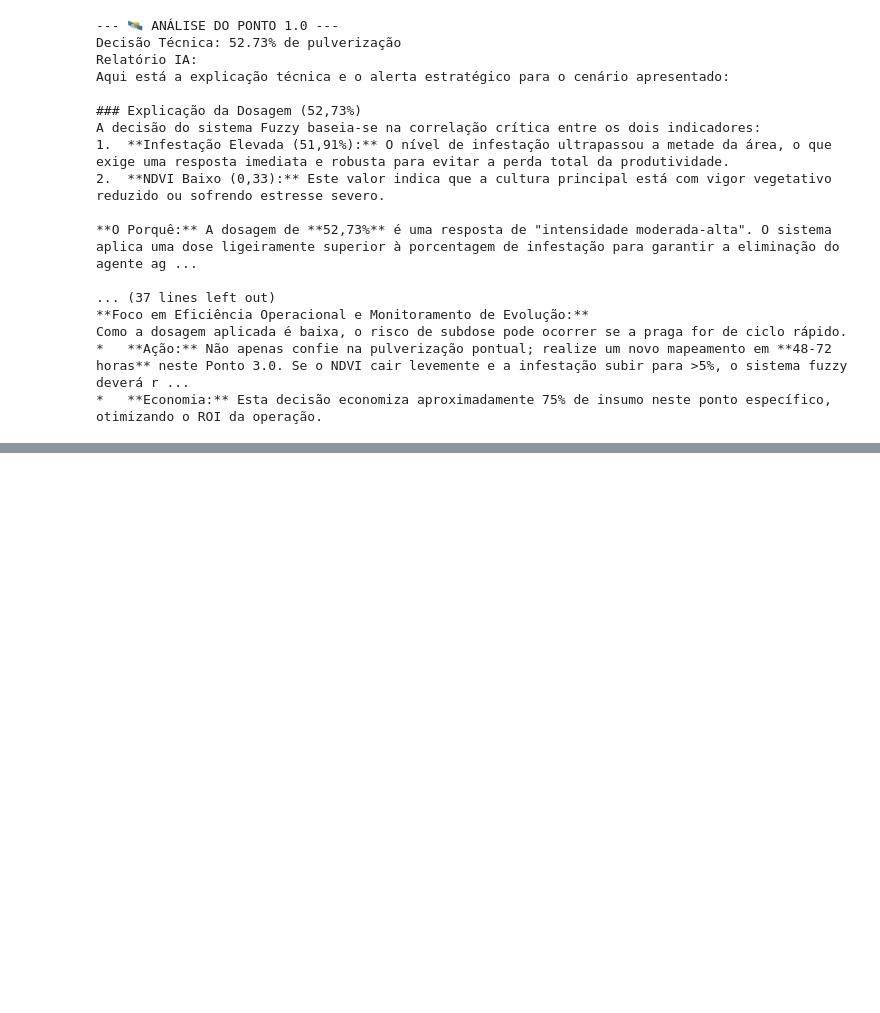
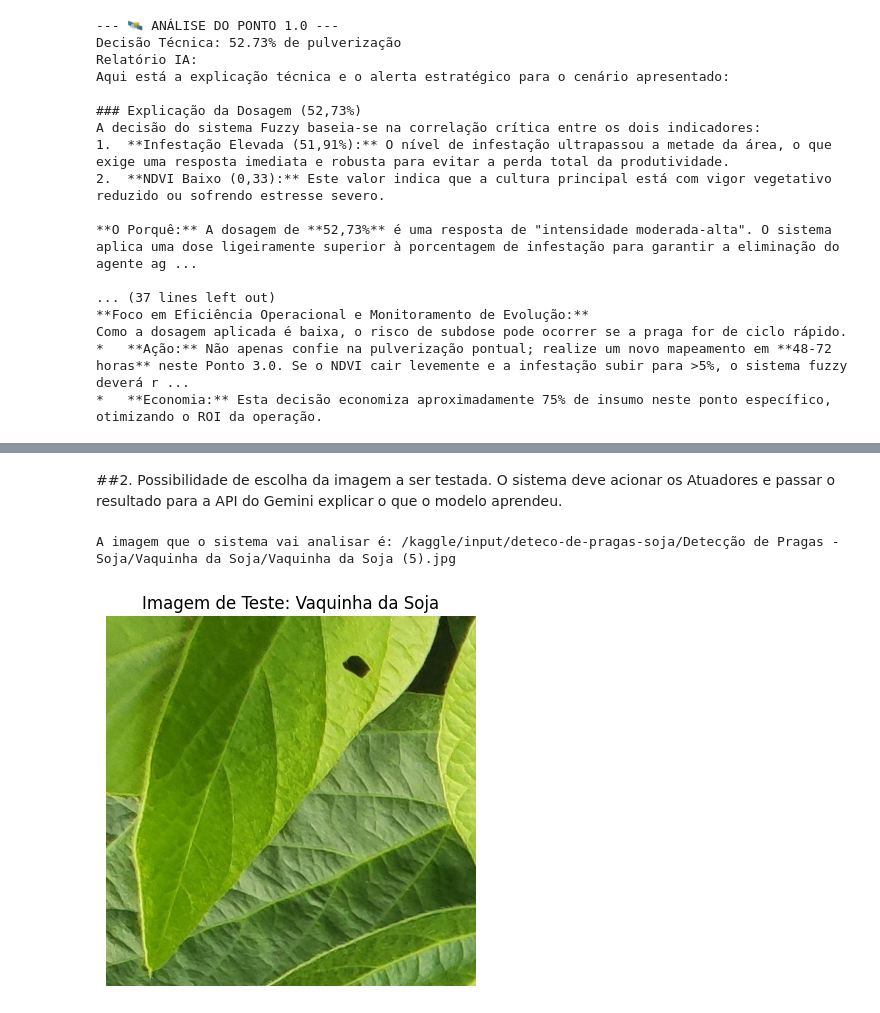
Before and after one commit to JacksonGomesC/Sentinela-de-Pragas, a Jupyter notebook: Sentinela_Project.ipynb, the cells around one changed output, grey strips where cells are left out. Cells and saved outputs as stored; diff of their text form; code cells hidden in the pictures; blank space fills up the shorter version.

```diff
--- a/Sentinela_Project.ipynb
+++ b/Sentinela_Project.ipynb
@@ -150,0 +302,2 @@ Como a dosagem aplicada é baixa, o risco de subdose pode ocorrer se a praga for
+# %% [markdown]
+##2. Possibilidade de escolha da imagem a ser testada. O sistema deve acionar os Atuadores e passar o resultado para a API do Gemini explicar o que o modelo aprendeu.
@@ -150,0 +306,25 @@ Como a dosagem aplicada é baixa, o risco de subdose pode ocorrer se a praga for
+# %%
+# Definindo qual imagem será testada
+# class_names[0] é a primeira pasta do dataset:'Lagarta da Soja'
+# class_names[1] é a primeira pasta do dataset:'Sadável'
+# class_names[2] é a primeira pasta do dataset:'Vaquinha da Soja'
+pasta_escolhida = os.path.join(diretorio_final, class_names[2])
+
+# Pegamos o nome do primeiro arquivo dentro dessa pasta (pode ser outro)
+lista_arquivos = os.listdir(pasta_escolhida)
+foto_teste = os.path.join(pasta_escolhida, lista_arquivos[0])
+
+print(f"A imagem que o sistema vai analisar é: {foto_teste}")
+# %% [output]
+A imagem que o sistema vai analisar é: /kaggle/input/deteco-de-pragas-soja/Detecção de Pragas - Soja/Vaquinha da Soja/Vaquinha da Soja (5).jpg
+# %%
+import matplotlib.pyplot as plt
+import matplotlib.image as mpimg
+
+img = mpimg.imread(foto_teste)
+plt.imshow(img)
+plt.title(f"Imagem de Teste: {class_names[2]}")
+plt.axis('off') # Esconde as coordenadas dos eixos
+plt.show()
+# %% [output]
+[figure, added]
```
Also changed, not shown: parts of 15 cells of this notebook.
